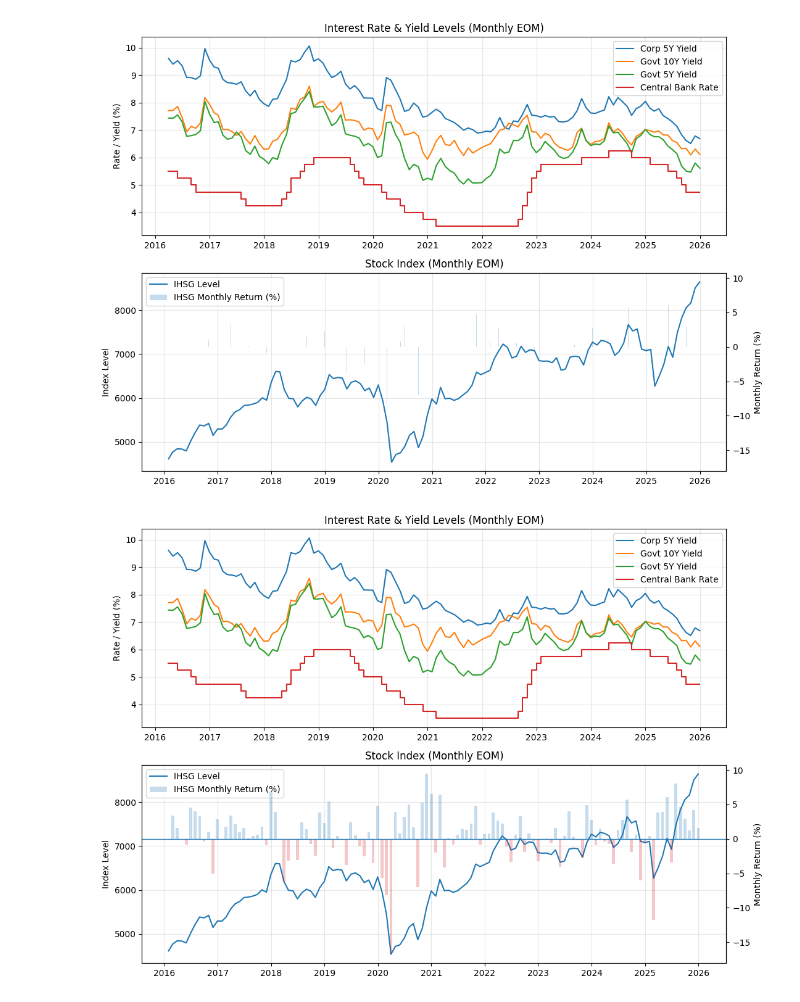
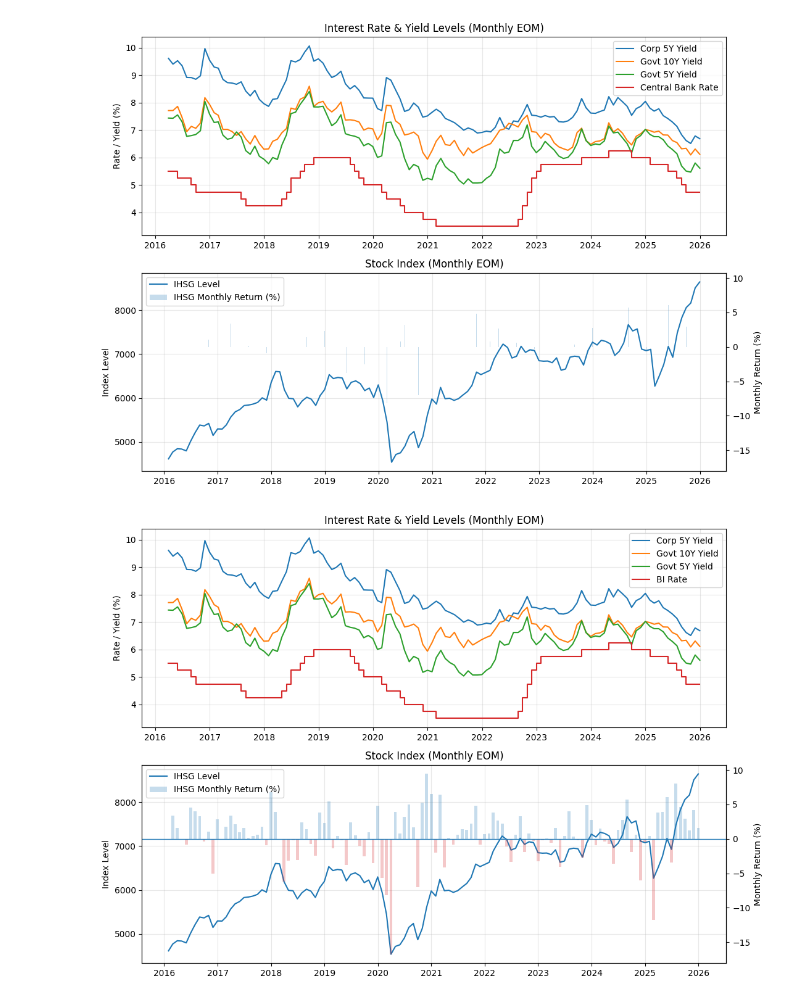
Before and after one commit to iqbaltanjung97/VaR, a Jupyter notebook: CP2026_rates.ipynb, the cells around one changed output. Saved outputs shown, nothing was run; the diff lists cells and outputs as text; code cells hidden in the pictures.

```diff
--- a/CP2026_rates.ipynb
+++ b/CP2026_rates.ipynb
@@ -982,7 +999,7 @@ IHSG_PX_COL = "px"   # change to your actual column name if different (e.g. "Clo
 NAME_GOV10Y = "Govt 10Y Yield"
 NAME_GOV5Y  = "Govt 5Y Yield"
 NAME_CORP5Y = "Corp 5Y Yield"
-NAME_BI     = "Central Bank Rate"
+NAME_BI     = "BI Rate"
 NAME_IHSG   = "IHSG"
 
 # Behaviour toggles
@@ -1124,7 +1141,7 @@ IHSG_PX_COL = "px"   # change if needed (e.g. "Closing", "index_level")
 NAME_GOV10Y = "Govt 10Y Yield"
 NAME_GOV5Y  = "Govt 5Y Yield"
 NAME_CORP5Y = "Corp 5Y Yield"
-NAME_BI     = "Central Bank Rate"
+NAME_BI     = "BI Rate"
 NAME_IHSG   = "IHSG"
 
 # Behaviour toggles
@@ -1224,31 +1241,31 @@ if SHOW_IHSG_RETURN:
     bar_colors = ["tab:blue" if v >= 0 else "tab:red" for v in ihsg_ret.values]
 
     ax2.bar(
         ihsg_ret.index,
         ihsg_ret.values,
         width=bar_width_days,
         alpha=0.25,
         label=f"{NAME_IHSG} Monthly Return (%)",
         color=bar_colors
     )
     ax2.axhline(0, linewidth=1)
     ax2.set_ylabel("Monthly Return (%)")
 
     lines1, labels1 = ax1.get_legend_handles_labels()
     lines2, labels2 = ax2.get_legend_handles_labels()
     ax1.legend(lines1 + lines2, labels1 + labels2, loc="upper left")
 else:
     ax1.legend(loc="best")
 
 plt.tight_layout()
 plt.show()
 
 # =========================
 # EXPORTS (optional)
 # =========================
 if EXPORT_CSV:
     rates.to_csv("rates_levels_monthly.csv", index=True)
     ihsg.to_frame("ihsg_level").to_csv("ihsg_monthly_level.csv", index=True)
     ihsg_ret.to_frame("ihsg_monthly_return_pct").to_csv("ihsg_monthly_return_pct.csv", index=True)
 # %% [output]
-[figure, old version]
+[figure, new version]
```
Also changed, not shown: parts of 1 cell of this notebook, 2 other files.
